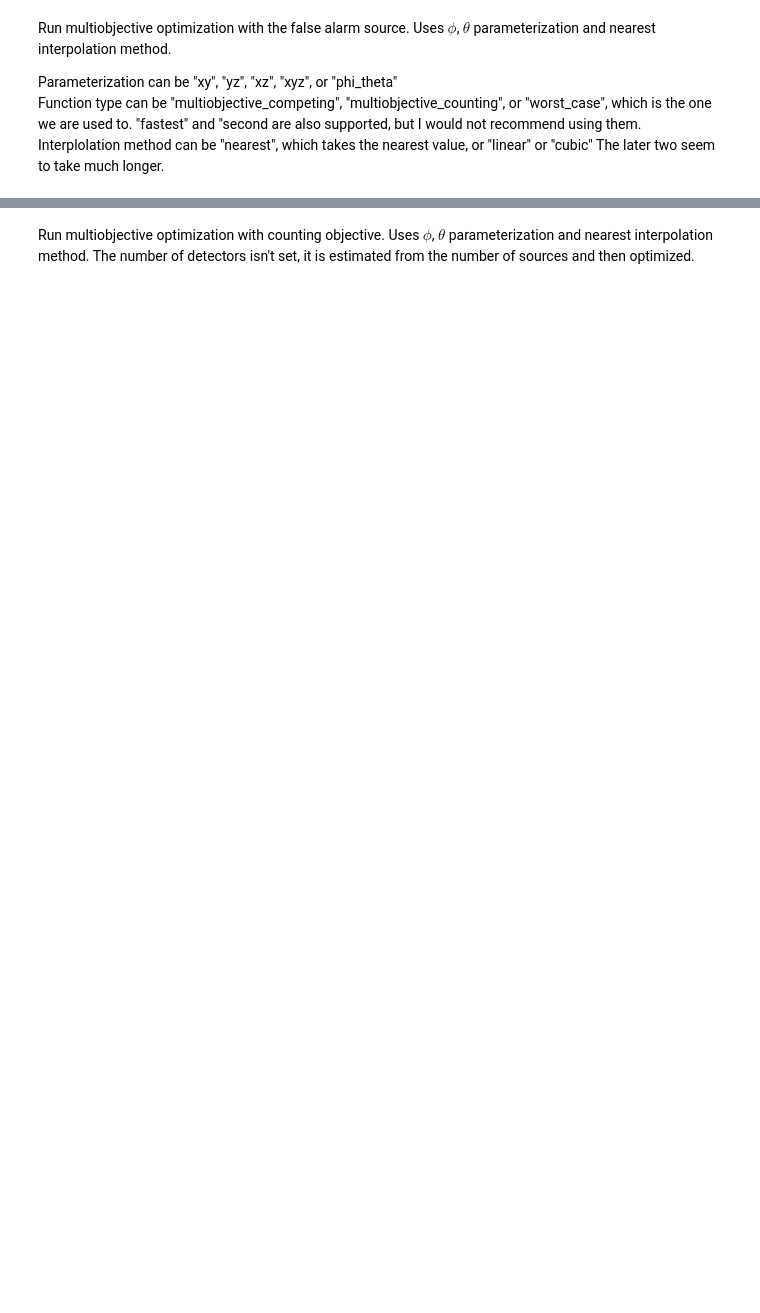
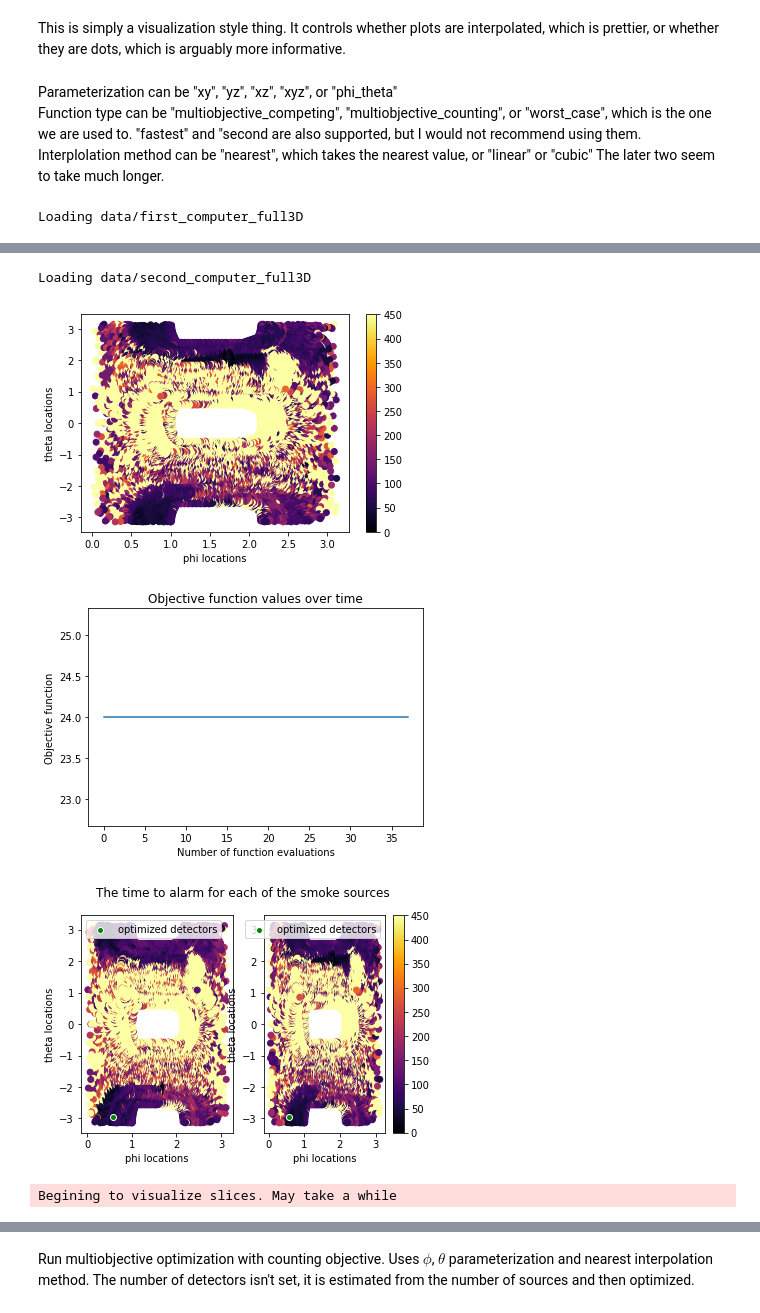
Before and after one commit to russelldj/SmokeDetectorOptimization, a Jupyter notebook: SimpleOptimization.ipynb, the cells around one changed output, grey strips where cells are left out. Cells and saved outputs as stored; diff of their text form; code cells hidden in the pictures; blank space fills up the shorter version.

```diff
--- a/SimpleOptimization.ipynb
+++ b/SimpleOptimization.ipynb
@@ -5,0 +15,2 @@ from smokedetectoroptimization.constants import (SMOKE_FOLDERS, FALSE_ALARM_FOLD
+# %% [markdown]
+This is simply a visualization style thing. It controls whether plots are interpolated, which is prettier, or whether they are dots, which is arguably more informative.
@@ -6,6 +19,26 @@ from smokedetectoroptimization.constants import (SMOKE_FOLDERS, FALSE_ALARM_FOLD
 # %% [markdown]
-Run multiobjective optimization with the false alarm source. Uses $\phi$, $\theta$ parameterization and nearest interpolation method.
-
 Parameterization can be "xy", "yz", "xz", "xyz", or "phi_theta"
 Function type can be "multiobjective_competing", "multiobjective_counting", or "worst_case", which is the one we are used to. "fastest" and "second are also supported, but I would not recommend using them.
 Interplolation method can be "nearest", which takes the nearest value, or "linear" or "cubic" The later two seem to take much longer.
+# %%
+PARAMETERIZATION = "phi_theta"
+FUNCTION_TYPE = "worst_case"
+INTERPOLATION_METHOD = "nearest"
+VIS = True
+
+sources = []
+# This notation just takes the first two folders
+# This makes it much faster to evaluate the optimization
+for data_dir in SMOKE_FOLDERS[:2]:
+    # create a smoke source and then get it's time to alarm with a given parameterization
+    print(f"Loading {data_dir}")
+    sources.append(SmokeSource(data_dir,
+                               parameterization=PARAMETERIZATION,
+                               vis=VIS,
+                               alarm_threshold=ALARM_THRESHOLD))
+
+res = optimize(sources,
+               function_type=FUNCTION_TYPE,
+               interpolation_method=INTERPOLATION_METHOD)
+# %% [output]
+Loading data/first_computer_full3D
@@ -11,0 +46,5 @@ Interplolation method can be "nearest", which takes the nearest value, or "linea
+Loading data/second_computer_full3D
+[figure, added]
+[figure, added]
+[figure, added]
+Begining to visualize slices. May take a while
```
Also changed, not shown: parts of 13 cells of this notebook, 2 other files.
